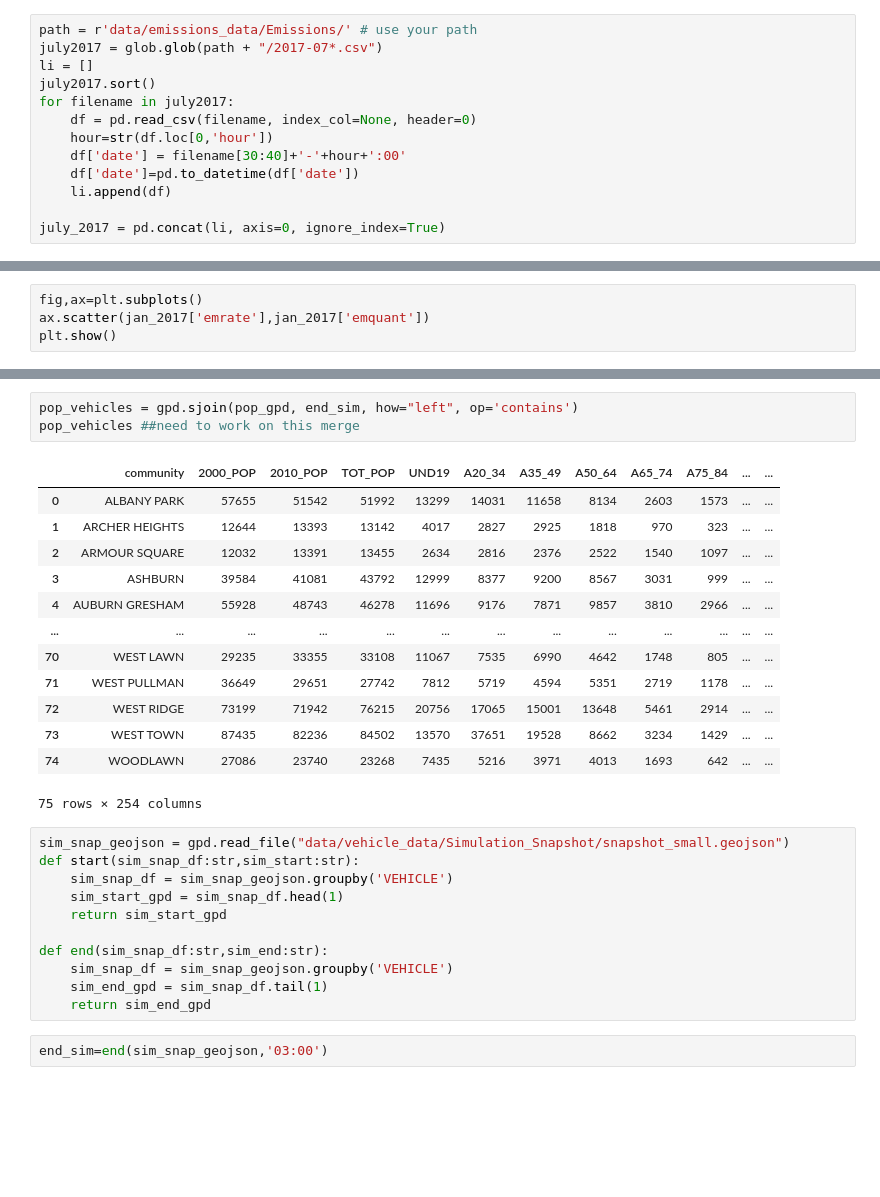
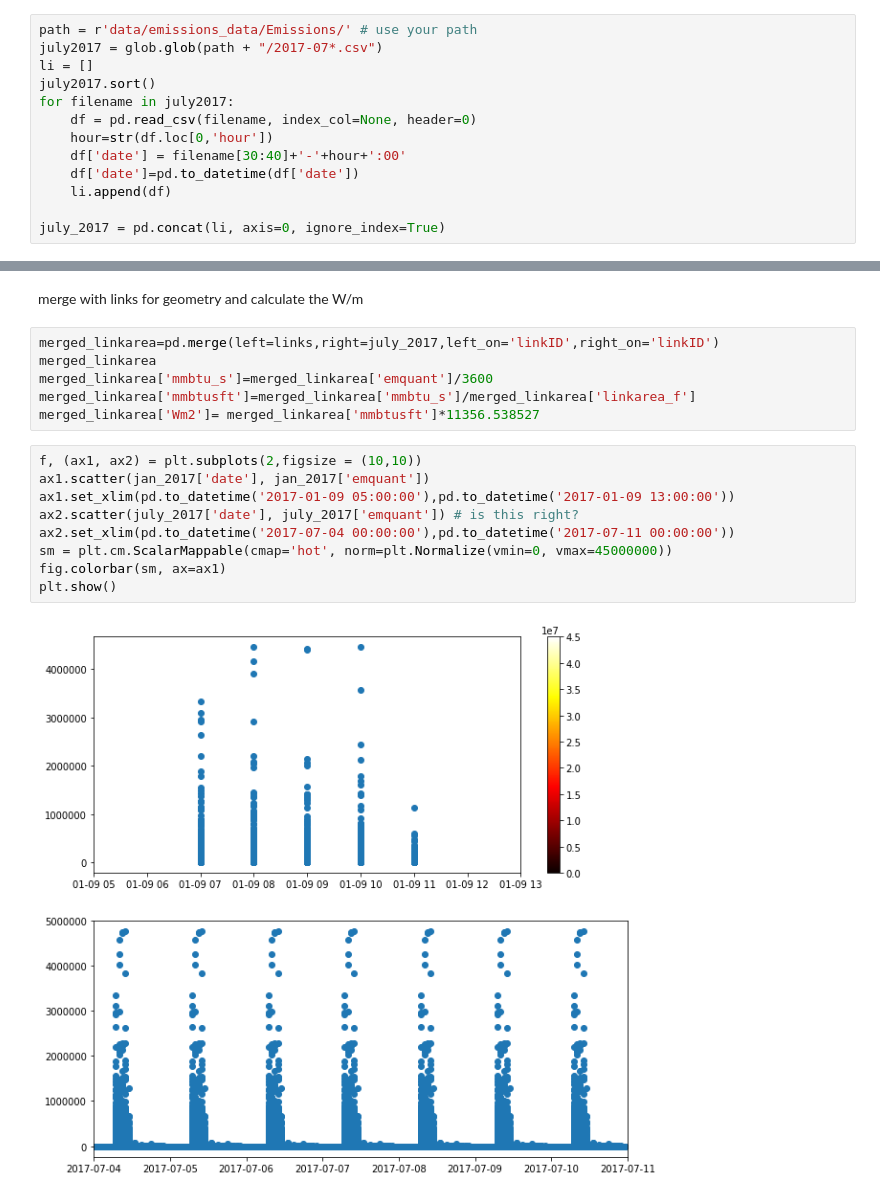
Before and after one commit to gajaha/smc-cuda-intersect, a Jupyter notebook: q2.ipynb, the cells around one changed output, grey strips where cells are left out. Saved outputs shown, nothing was run; the diff lists cells and outputs as text; blank space fills up the shorter version.

```diff
--- a/q2.ipynb
+++ b/q2.ipynb
@@ -144,4 +86,0 @@ plt.show()
-# %%
-fig,ax=plt.subplots()
-ax.scatter(jan_2017['emrate'],jan_2017['emquant'])
-plt.show()
@@ -208,30 +87,19 @@ end_sim.crs
-# %%
-pop_vehicles = gpd.sjoin(pop_gpd, end_sim, how="left", op='contains')
-pop_vehicles ##need to work on this merge
-# %% [output]
-|  | community | 2000_POP | 2010_POP | TOT_POP | UND19 | A20_34 | A35_49 | A50_64 | A65_74 | A75_84 | ... | ... |
-| 0 | ALBANY PARK | 57655 | 51542 | 51992 | 13299 | 14031 | 11658 | 8134 | 2603 | 1573 | ... | ... |
-| 1 | ARCHER HEIGHTS | 12644 | 13393 | 13142 | 4017 | 2827 | 2925 | 1818 | 970 | 323 | ... | ... |
-| 2 | ARMOUR SQUARE | 12032 | 13391 | 13455 | 2634 | 2816 | 2376 | 2522 | 1540 | 1097 | ... | ... |
-| 3 | ASHBURN | 39584 | 41081 | 43792 | 12999 | 8377 | 9200 | 8567 | 3031 | 999 | ... | ... |
-| 4 | AUBURN GRESHAM | 55928 | 48743 | 46278 | 11696 | 9176 | 7871 | 9857 | 3810 | 2966 | ... | ... |
-| ... | ... | ... | ... | ... | ... | ... | ... | ... | ... | ... | ... | ... |
-| 70 | WEST LAWN | 29235 | 33355 | 33108 | 11067 | 7535 | 6990 | 4642 | 1748 | 805 | ... | ... |
-| 71 | WEST PULLMAN | 36649 | 29651 | 27742 | 7812 | 5719 | 4594 | 5351 | 2719 | 1178 | ... | ... |
-| 72 | WEST RIDGE | 73199 | 71942 | 76215 | 20756 | 17065 | 15001 | 13648 | 5461 | 2914 | ... | ... |
-| 73 | WEST TOWN | 87435 | 82236 | 84502 | 13570 | 37651 | 19528 | 8662 | 3234 | 1429 | ... | ... |
-| 74 | WOODLAWN | 27086 | 23740 | 23268 | 7435 | 5216 | 3971 | 4013 | 1693 | 642 | ... | ... |
-75 rows × 254 columns
-# %%
-sim_snap_geojson = gpd.read_file("data/vehicle_data/Simulation_Snapshot/snapshot_small.geojson")
-def start(sim_snap_df:str,sim_start:str):
-    sim_snap_df = sim_snap_geojson.groupby('VEHICLE')
-    sim_start_gpd = sim_snap_df.head(1)
-    return sim_start_gpd
-
-def end(sim_snap_df:str,sim_end:str):
-    sim_snap_df = sim_snap_geojson.groupby('VEHICLE')
-    sim_end_gpd = sim_snap_df.tail(1)
-    return sim_end_gpd
-# %%
-end_sim=end(sim_snap_geojson,'03:00')
+# %% [markdown]
+merge with links for geometry and calculate the W/m
+# %%
+merged_linkarea=pd.merge(left=links,right=july_2017,left_on='linkID',right_on='linkID')
+merged_linkarea
+merged_linkarea['mmbtu_s']=merged_linkarea['emquant']/3600
+merged_linkarea['mmbtusft']=merged_linkarea['mmbtu_s']/merged_linkarea['linkarea_f']
+merged_linkarea['Wm2']= merged_linkarea['mmbtusft']*11356.538527
+# %%
+f, (ax1, ax2) = plt.subplots(2,figsize = (10,10))
+ax1.scatter(jan_2017['date'], jan_2017['emquant'])
+ax1.set_xlim(pd.to_datetime('2017-01-09 05:00:00'),pd.to_datetime('2017-01-09 13:00:00'))
+ax2.scatter(july_2017['date'], july_2017['emquant']) # is this right?
+ax2.set_xlim(pd.to_datetime('2017-07-04 00:00:00'),pd.to_datetime('2017-07-11 00:00:00'))
+sm = plt.cm.ScalarMappable(cmap='hot', norm=plt.Normalize(vmin=0, vmax=45000000))
+fig.colorbar(sm, ax=ax1)
+plt.show()
+# %% [output]
+[figure, added]
```
Also changed, not shown: parts of 70 cells of this notebook, 6 other files.
